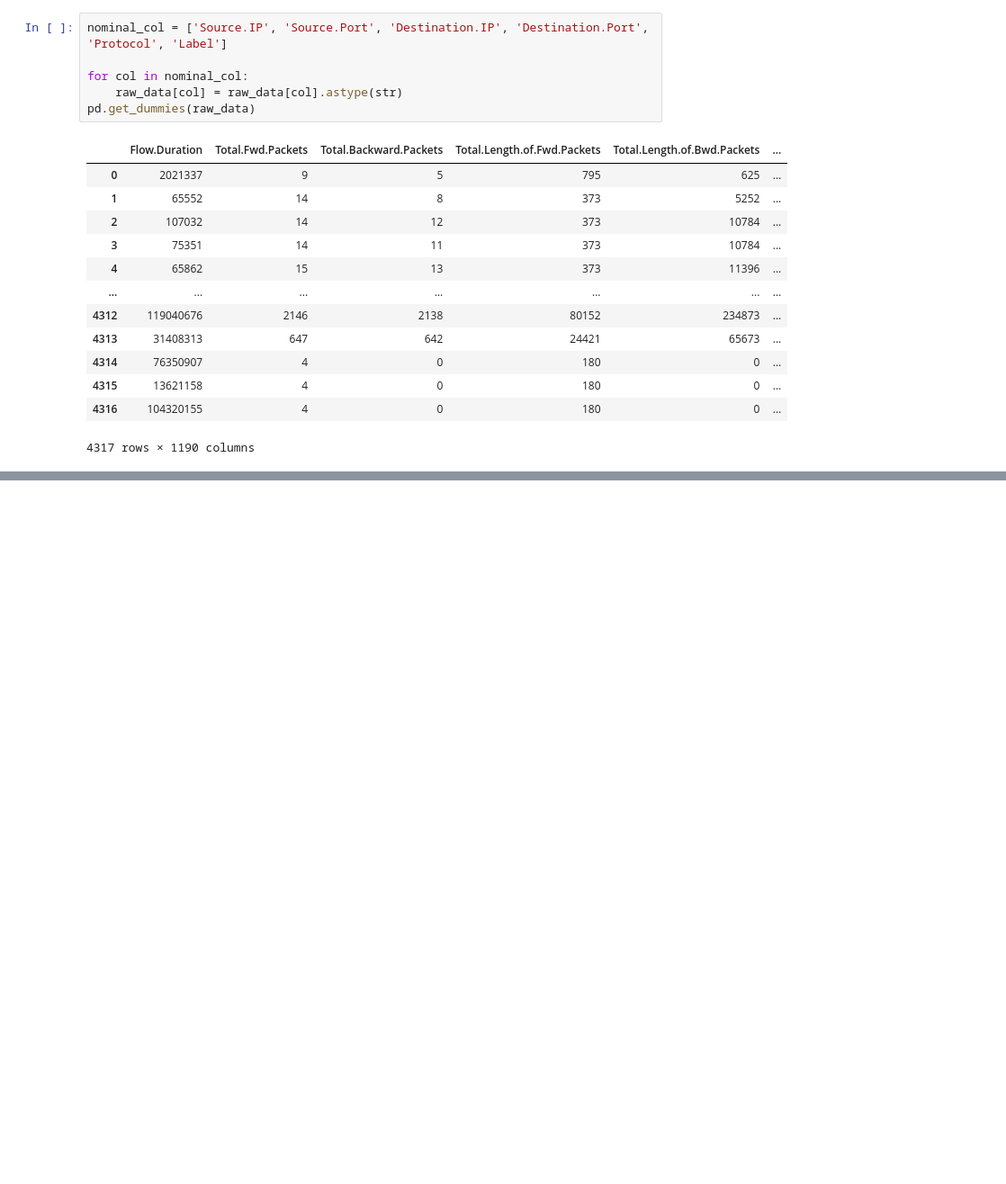
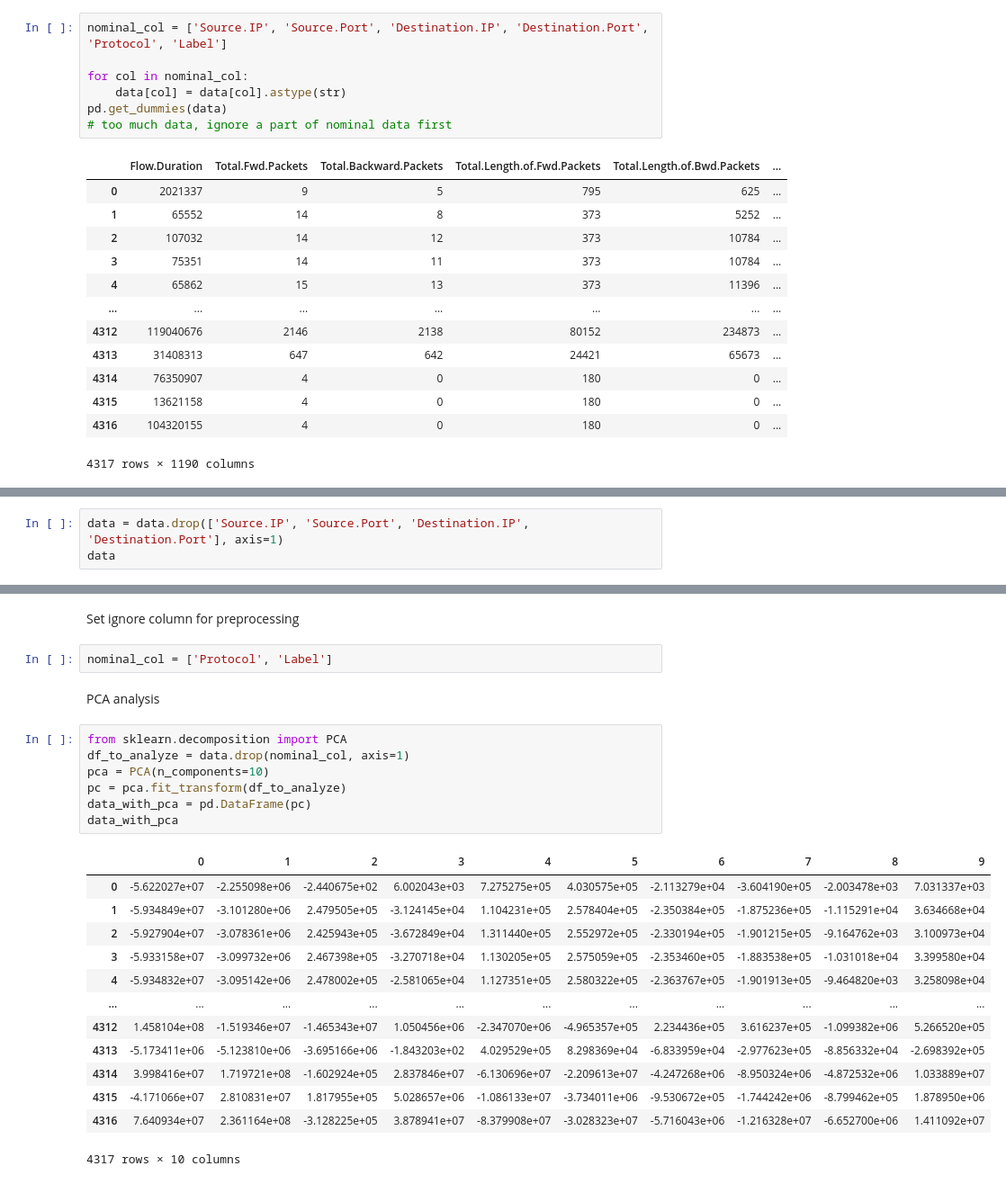
Before and after one commit to wei-coding/MLFN, a Jupyter notebook: Lab2/lab2.ipynb, the cells around one changed output, grey strips where cells are left out. Shown at 90% size. Saved outputs shown, nothing was run; the diff lists cells and outputs as text; blank space fills up the shorter version.

```diff
--- a/Lab2/lab2.ipynb
+++ b/Lab2/lab2.ipynb
@@ -46,8 +65,9 @@ nominal data
 nominal_col = ['Source.IP', 'Source.Port', 'Destination.IP', 'Destination.Port', 'Protocol', 'Label']
 
 for col in nominal_col:
-    raw_data[col] = raw_data[col].astype(str)
-pd.get_dummies(raw_data)
+    data[col] = data[col].astype(str)
+pd.get_dummies(data)
+# too much data, ignore a part of nominal data first
 # %% [output]
 |  | Flow.Duration | Total.Fwd.Packets | Total.Backward.Packets | Total.Length.of.Fwd.Packets | Total.Length.of.Bwd.Packets | ... |
 | 0 | 2021337 | 9 | 5 | 795 | 625 | ... |
@@ -64,0 +87,3 @@ pd.get_dummies(raw_data)
+# %%
+data = data.drop(['Source.IP', 'Source.Port', 'Destination.IP', 'Destination.Port'], axis=1)
+data
@@ -64,0 +104,27 @@ pd.get_dummies(raw_data)
+# %% [markdown]
+Set ignore column for preprocessing
+# %%
+nominal_col = ['Protocol', 'Label']
+# %% [markdown]
+PCA analysis
+# %%
+from sklearn.decomposition import PCA
+df_to_analyze = data.drop(nominal_col, axis=1)
+pca = PCA(n_components=10)
+pc = pca.fit_transform(df_to_analyze)
+data_with_pca = pd.DataFrame(pc)
+data_with_pca
+# %% [output]
+|  | 0 | 1 | 2 | 3 | 4 | 5 | 6 | 7 | 8 | 9 |
+| 0 | -5.622027e+07 | -2.255098e+06 | -2.440675e+02 | 6.002043e+03 | 7.275275e+05 | 4.030575e+05 | -2.113279e+04 | -3.604190e+05 | -2.003478e+03 | 7.031337e+03 |
+| 1 | -5.934849e+07 | -3.101280e+06 | 2.479505e+05 | -3.124145e+04 | 1.104231e+05 | 2.578404e+05 | -2.350384e+05 | -1.875236e+05 | -1.115291e+04 | 3.634668e+04 |
+| 2 | -5.927904e+07 | -3.078361e+06 | 2.425943e+05 | -3.672849e+04 | 1.311440e+05 | 2.552972e+05 | -2.330194e+05 | -1.901215e+05 | -9.164762e+03 | 3.100973e+04 |
+| 3 | -5.933158e+07 | -3.099732e+06 | 2.467398e+05 | -3.270718e+04 | 1.130205e+05 | 2.575059e+05 | -2.353460e+05 | -1.883538e+05 | -1.031018e+04 | 3.399580e+04 |
+| 4 | -5.934832e+07 | -3.095142e+06 | 2.478002e+05 | -2.581065e+04 | 1.127351e+05 | 2.580322e+05 | -2.363767e+05 | -1.901913e+05 | -9.464820e+03 | 3.258098e+04 |
+| ... | ... | ... | ... | ... | ... | ... | ... | ... | ... | ... |
+| 4312 | 1.458104e+08 | -1.519346e+07 | -1.465343e+07 | 1.050456e+06 | -2.347070e+06 | -4.965357e+05 | 2.234436e+05 | 3.616237e+05 | -1.099382e+06 | 5.266520e+05 |
+| 4313 | -5.173411e+06 | -5.123810e+06 | -3.695166e+06 | -1.843203e+02 | 4.029529e+05 | 8.298369e+04 | -6.833959e+04 | -2.977623e+05 | -8.856332e+04 | -2.698392e+05 |
+| 4314 | 3.998416e+07 | 1.719721e+08 | -1.602924e+05 | 2.837846e+07 | -6.130696e+07 | -2.209613e+07 | -4.247268e+06 | -8.950324e+06 | -4.872532e+06 | 1.033889e+07 |
+| 4315 | -4.171066e+07 | 2.810831e+07 | 1.817955e+05 | 5.028657e+06 | -1.086133e+07 | -3.734011e+06 | -9.530672e+05 | -1.744242e+06 | -8.799462e+05 | 1.878950e+06 |
+| 4316 | 7.640934e+07 | 2.361164e+08 | -3.128225e+05 | 3.878941e+07 | -8.379908e+07 | -3.028323e+07 | -5.716043e+06 | -1.216328e+07 | -6.652700e+06 | 1.411092e+07 |
+4317 rows × 10 columns
```
Also changed, not shown: parts of 7 cells of this notebook, 2 other files.
